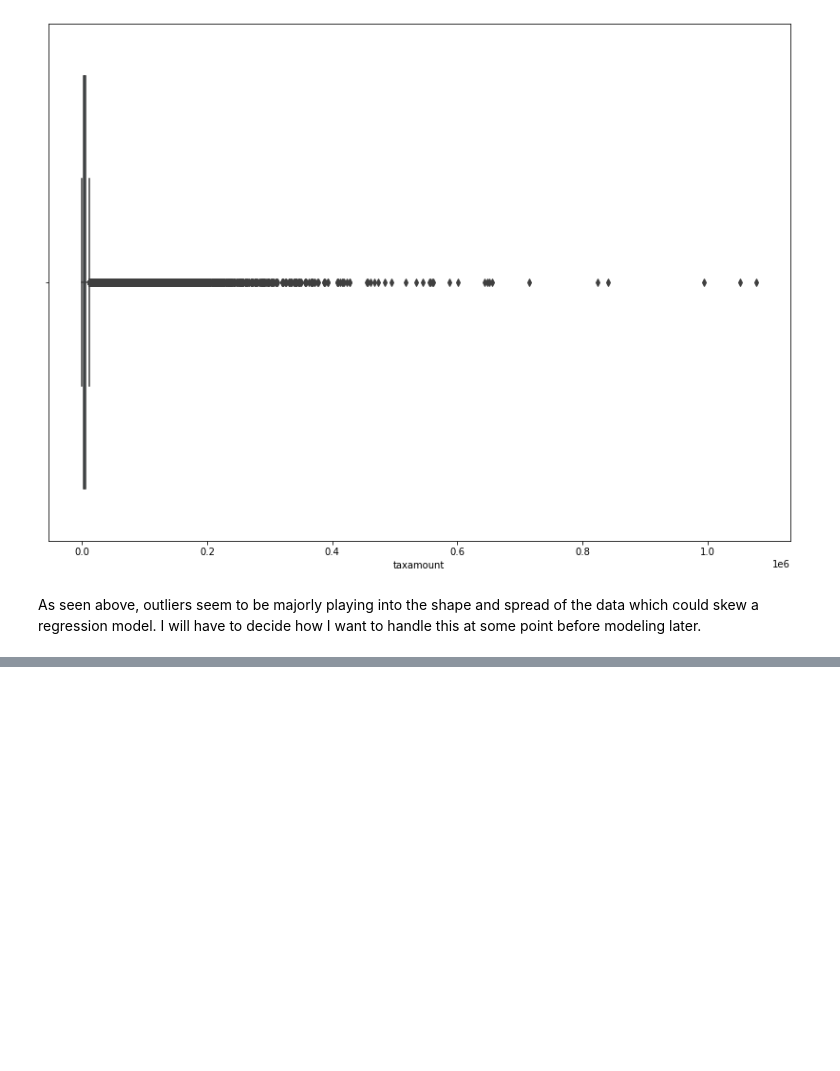
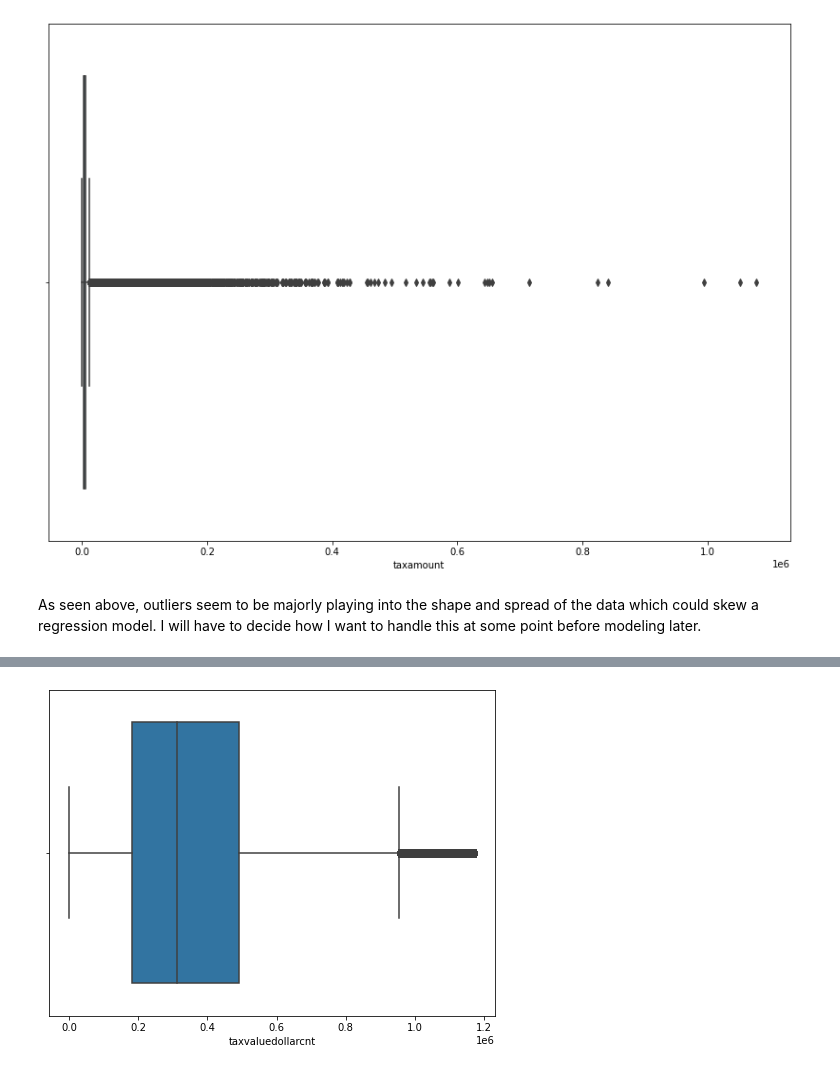
Before and after one commit to AndrewRachuig/regression-exercises, a Jupyter notebook: wrangle.ipynb, the cells around one changed output, grey strips where cells are left out. Saved outputs shown, nothing was run; the diff lists cells and outputs as text; code cells hidden in the pictures; blank space fills up the shorter version.

```diff
--- a/wrangle.ipynb
+++ b/wrangle.ipynb
@@ -295,0 +357,9 @@ As seen above, outliers seem to be majorly playing into the shape and spread of
+# %%
+
+# Creating a box plot for the taxvaluedollarcnt without outliers about 3.5 z score
+plt.figure(figsize=(8,6))
+
+sns.boxplot(data=df[not_outlier(df.taxvaluedollarcnt)], x ='taxvaluedollarcnt')
+plt.show()
+# %% [output]
+[figure, added]
```
Also changed, not shown: parts of 20 cells of this notebook, 1 other file.
